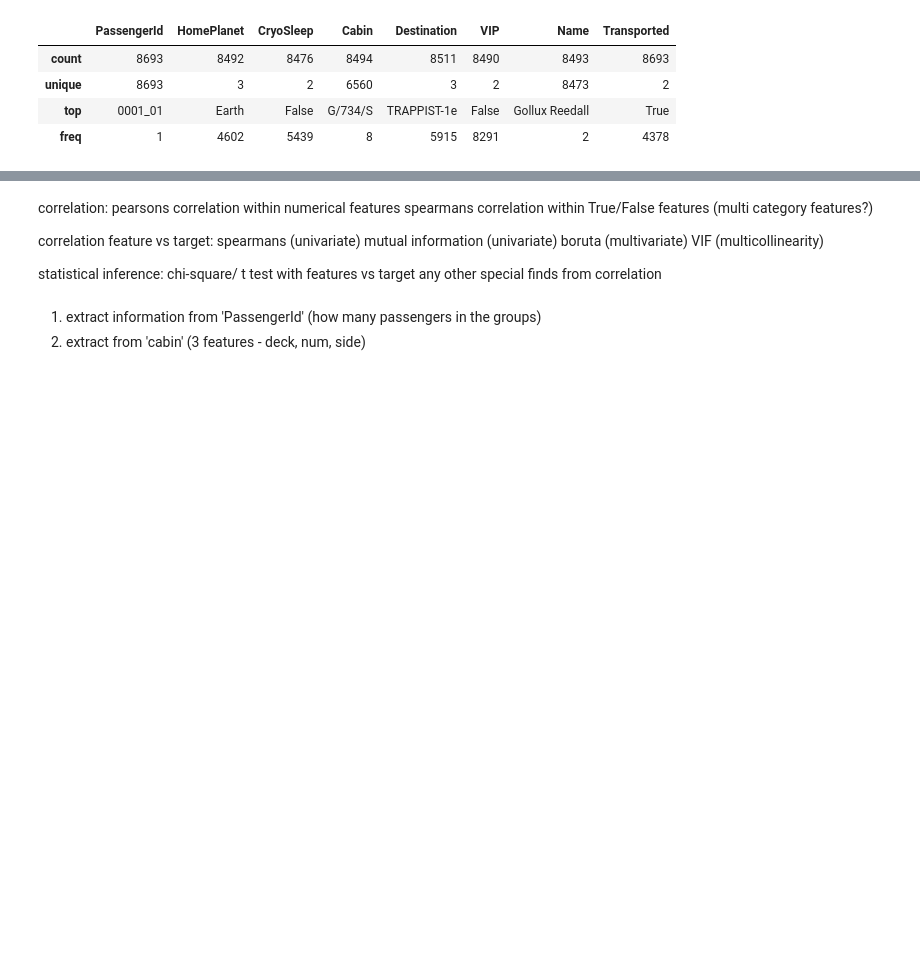
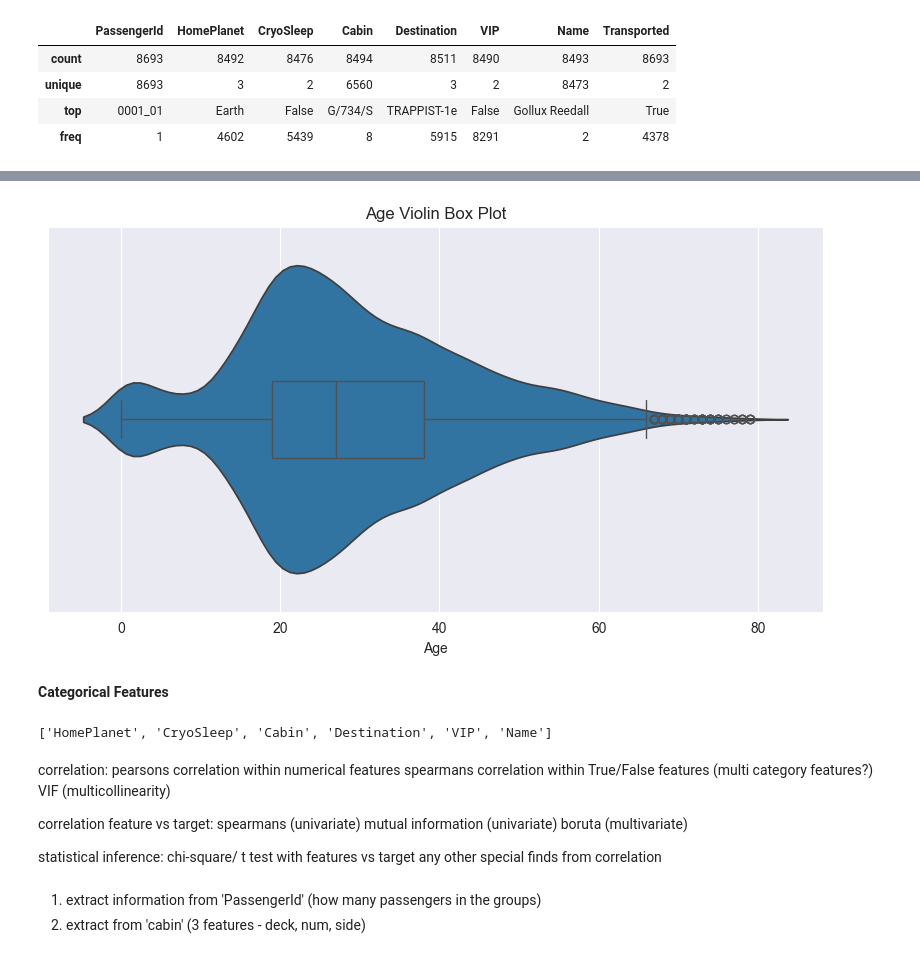
Before and after one commit to CelineChiLamNg/spaceship_prediction, a Jupyter notebook: spaceship_titanic.ipynb, the cells around one changed output, grey strips where cells are left out. Drawn from its saved outputs; the diff is of its cells as text; code cells hidden in the pictures; blank space fills up the shorter version.

```diff
--- a/spaceship_titanic.ipynb
+++ b/spaceship_titanic.ipynb
@@ -205,0 +234,12 @@ spaceship_train.describe(include=['object', 'bool'])
+# %%
+plt.figure(figsize=(10,5))
+violin_boxplot(data=data, columns='Age', title='Age Violin Box Plot')
+plt.show()
+# %% [output]
+[figure, added]
+# %% [markdown]
+**Categorical Features**
+# %%
+categorical_columns
+# %% [output]
+['HomePlanet', 'CryoSleep', 'Cabin', 'Destination', 'VIP', 'Name']
@@ -207,12 +252,13 @@ spaceship_train.describe(include=['object', 'bool'])
 correlation:
 pearsons correlation within numerical features
 spearmans correlation within True/False features (multi category features?)
+VIF (multicollinearity)
 
 correlation feature vs target:
 spearmans (univariate)
 mutual information (univariate)
 boruta (multivariate)
-VIF (multicollinearity)
+
 
 statistical inference:
 chi-square/ t test with features vs target
```
Also changed, not shown: parts of 9 cells of this notebook.
